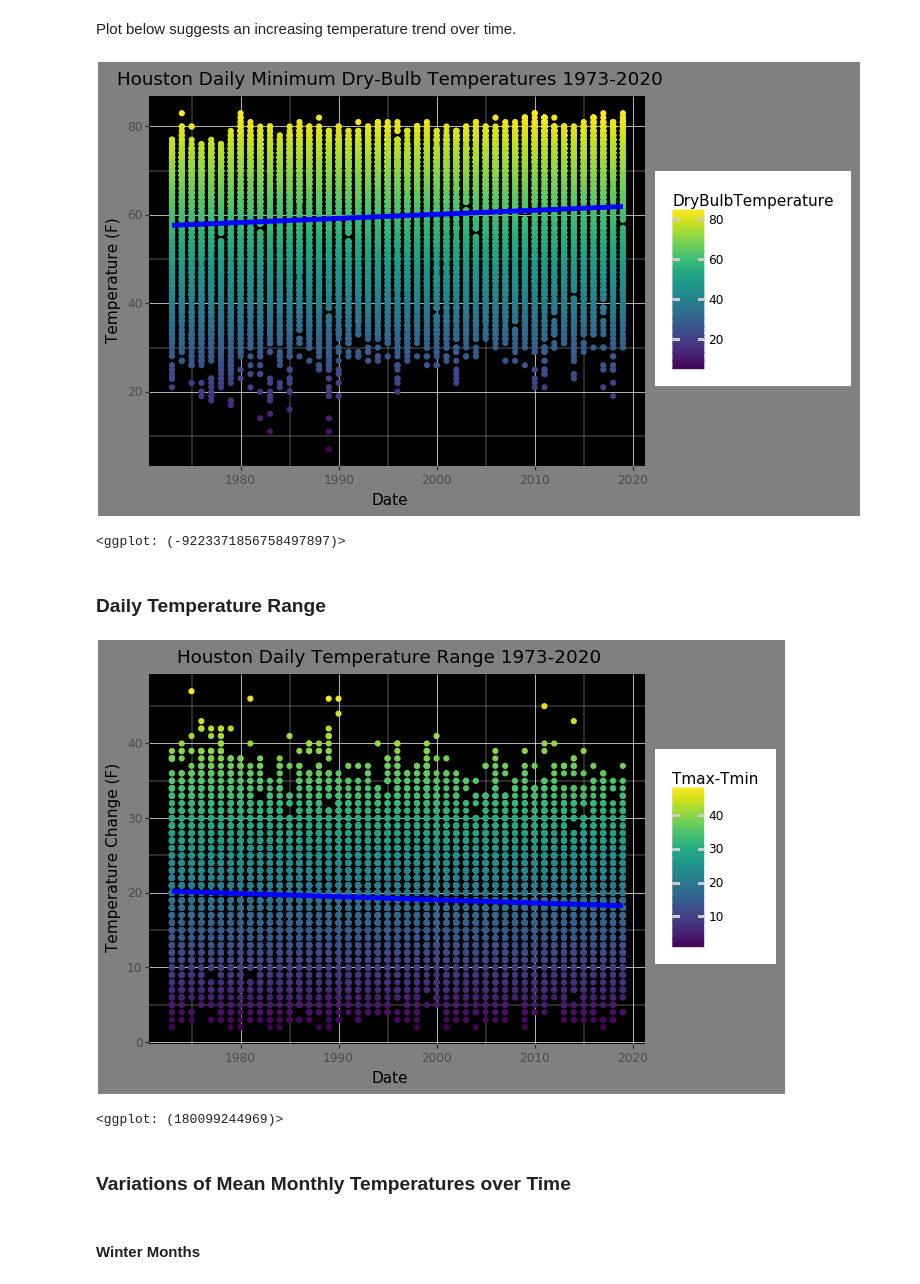
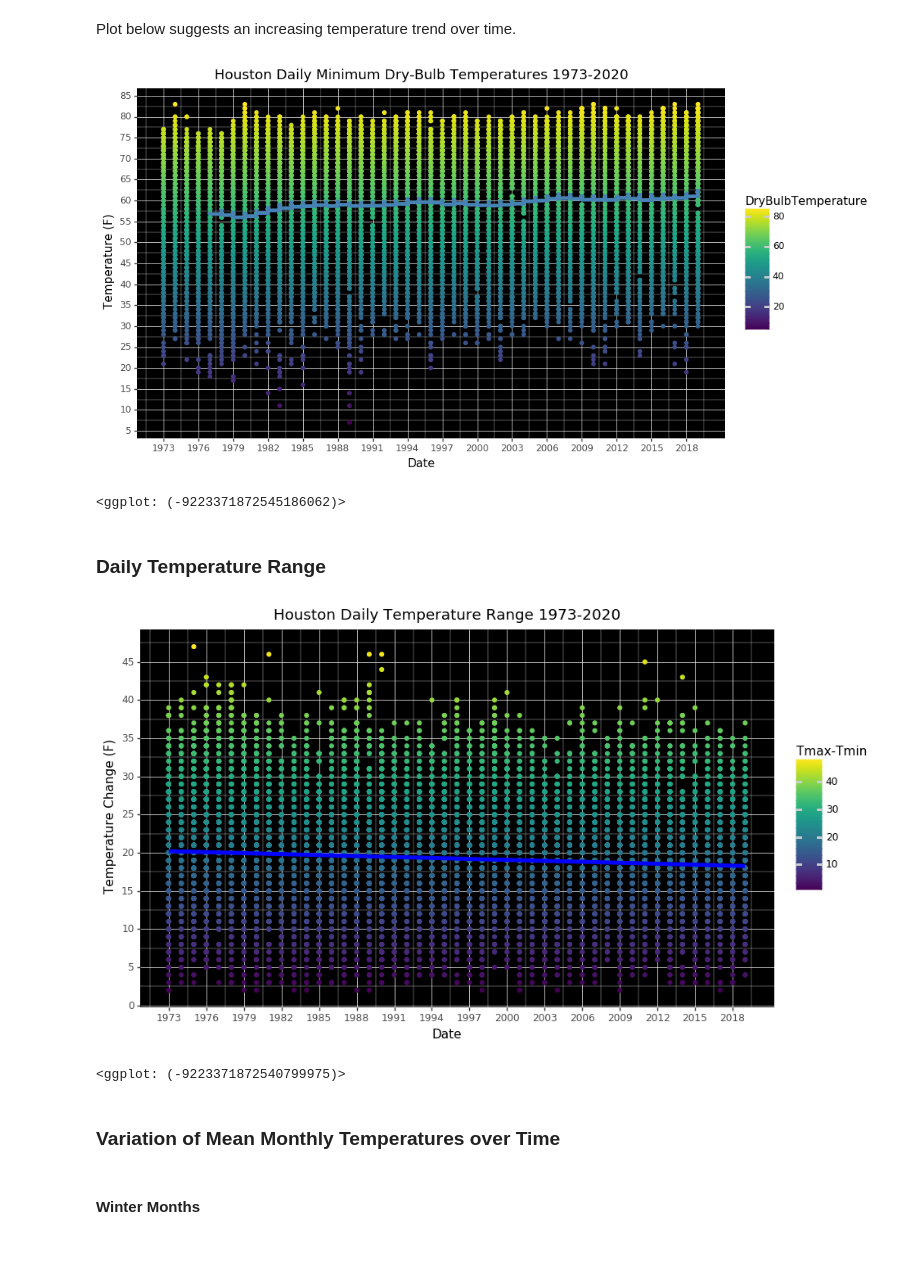
Before and after one commit to PhilipAbraham1030/Houston_Climate, a Jupyter notebook: Shifts_in_the_Houston_Temperatures-Exploratory_Data_Analysis.ipynb, the cells around one changed output. Saved outputs shown, nothing was run; the diff lists cells and outputs as text; code cells hidden in the pictures; blank space fills up the shorter version.

```diff
--- a/Shifts_in_the_Houston_Temperatures-Exploratory_Data_Analysis.ipynb
+++ b/Shifts_in_the_Houston_Temperatures-Exploratory_Data_Analysis.ipynb
@@ -146,16 +152,19 @@ houMinT = pd.DataFrame(houMinT)
 # %%
 (ggplot(houMinT)
  + aes(x='houMinT.index.year', y='DryBulbTemperature', color='DryBulbTemperature')
  + geom_point()
  + labs(title='Houston Daily Minimum Dry-Bulb Temperatures 1973-2020', x='Date', y='Temperature (F)')
- + geom_smooth(size=2,color="blue")
+ + geom_smooth(size=2,color="steelblue",method = "mavg", se=False)
+ + scale_x_continuous(breaks=range(1970, 2020, 3))
+ + scale_y_continuous(breaks=range(5, 90, 5))
  + theme(panel_grid_major = element_line(size = 0.5, linetype = 'solid', colour = "white"),
          panel_grid_minor = element_line(size = 0.25, linetype = 'solid',colour = "white"),
-         plot_background=element_rect(fill = "gray"),panel_background = element_rect(fill = 'black')
+         panel_background = element_rect(fill = 'black'),
+         figure_size=(10, 6)
 ))
 # %% [output]
-[figure, old version]
+[figure, new version]
-<ggplot: (-9223371856758497897)>
+<ggplot: (-9223371872545186062)>
 # %% [markdown]
 ###  Daily Temperature Range
 # %%
@@ -167,15 +176,18 @@ houDT.columns = ['Tmax-Tmin']
  + geom_point()
  + labs(title='Houston Daily Temperature Range 1973-2020', x='Date', y='Temperature Change (F)')
  + geom_smooth(size=2,color="blue")
+ + scale_x_continuous(breaks=range(1970, 2020, 3))
+ + scale_y_continuous(breaks=range(0, 50, 5))
  + theme(panel_grid_major = element_line(size = 0.5, linetype = 'solid', colour = "white"),
          panel_grid_minor = element_line(size = 0.25, linetype = 'solid',colour = "white"),
-         plot_background=element_rect(fill = "gray"),panel_background = element_rect(fill = 'black')
+         panel_background = element_rect(fill = 'black'),
+         figure_size=(10, 6)
 ))
 # %% [output]
-[figure, old version]
+[figure, new version]
-<ggplot: (180099244969)>
+<ggplot: (-9223371872540799975)>
 # %% [markdown]
- ### Variations of  Mean Monthly Temperatures over Time
+ ### Variation of  Mean Monthly Temperatures over Time
 # %%
 houMon = hou['DryBulbTemperature'].resample('M').mean()
 # %% [markdown]
```
Also changed, not shown: parts of 5 cells of this notebook, 1 other file.
